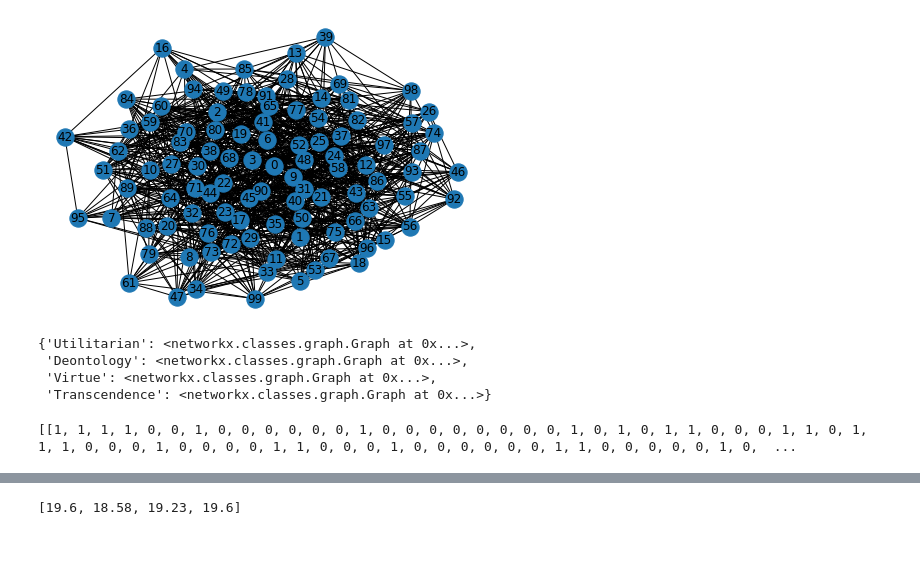
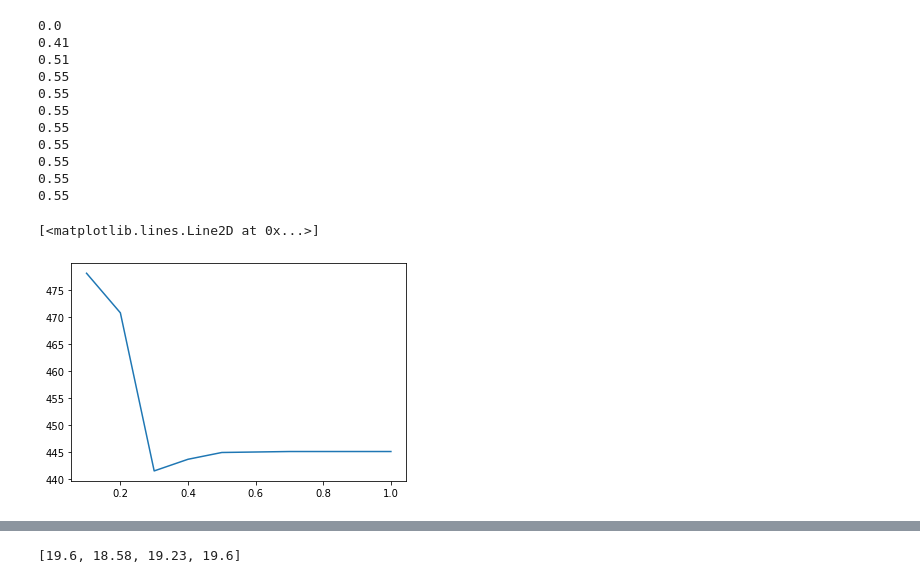
Before and after one commit to WSL-IIITB/SPECTRA, a Jupyter notebook: simulateNetworkParameters.ipynb, the cells around one changed output, grey strips where cells are left out. Cells and saved outputs as stored; diff of their text form; code cells hidden in the pictures; blank space fills up the shorter version.

```diff
--- a/simulateNetworkParameters.ipynb
+++ b/simulateNetworkParameters.ipynb
@@ -12,55 +13,56 @@ from plotFunctions import *
 msgUtility = 10
 costFactor = 0.1
 numNodes = 100
-numMsg = 1000
-myseed = 32
+numMsg = 10000
+myseed = 67
 maxEpochs = 10000
 msgCost = costFactor*msgUtility
-# %%
-G = nx.erdos_renyi_graph(numNodes, 0.2, seed=myseed)
-myPos = nx.spring_layout(G, seed = 40)
-nx.draw(G, pos=myPos, with_labels=True)
-# %% [output]
-[figure, removed]
 # %%
 prevStates = []
 maxEpochs = 1
 commonAttrs = {"burnoutThreshold":2*(numMsg*costFactor*msgUtility)/numNodes,"burnoutDrop":2,"gamma":1}
 
-attr = "type"
+attr = "gamma"
+attrRange = np.arange(0,1.1,0.1)
 # attrRange = np.arange(5*msgCost, 50*msgCost, 5)
-attrRange = ["Utilitarian","Deontology", "Virtue", "Transcendence"]
+# attrRange = ["Utilitarian","Deontology", "Virtue", "Transcendence"]
 outcomeNetwork = {}
-# type = "Deontology"
 
 for val in attrRange:
     if attr == "type":
         type = val
     else:
         commonAttrs[attr] = val
-    initGraph(G, numNodes, commonAttrs, type = type)
+    network = populationGraph(numNodes,[1],[transcendenceAgent], commonAttrs)
     e = 0
     while e<maxEpochs:
         e+=1
-        msgList = createMsgs(numMsg, numNodes, G)  #Message list creation
+        G = network.getGraph()
+        msgList = network.createMsgs(numMsg)  #Message list creation
         prevStates = [copy.deepcopy(G.nodes[i]['agent']) for i in range(numNodes)]
-        nf, nd = transmitMsgs(msgList, G)
+        nf, nd = network.transmitMsgs()
         for i in range(numNodes) : G.nodes[i]['agent'].epochUpdate()
         curStable = [G.nodes[i]['agent'].isStable(prevStates[i]) for i in range(numNodes)]
         if np.count_nonzero(curStable) == numNodes:
             break
-    outcomeNetwork[val] = copy.deepcopy(G)
+    outcomeNetwork[val] = copy.deepcopy(network)
-# %%
-outcomeNetwork
-# %% [output]
-{'Utilitarian': <networkx.classes.graph.Graph at 0x...>,
- 'Deontology': <networkx.classes.graph.Graph at 0x...>,
- 'Virtue': <networkx.classes.graph.Graph at 0x...>,
- 'Transcendence': <networkx.classes.graph.Graph at 0x...>}
-# %%
-print([getNetworkProp(outcomeNetwork[val], 'burnout') for val in outcomeNetwork])
-# %% [output]
-[[1, 1, 1, 1, 0, 0, 1, 0, 0, 0, 0, 0, 0, 1, 0, 0, 0, 0, 0, 0, 0, 0, 1, 0, 1, 0, 1, 1, 0, 0, 0, 1, 1, 0, 1, 1, 1, 0, 0, 0, 1, 0, 0, 0, 0, 1, 1, 0, 0, 0, 1, 0, 0, 0, 0, 0, 0, 1, 1, 0, 0, 0, 0, 0, 1, 0,  ...
+# %%
+resilienceVal = [outcomeNetwork[val].getResilience() for val in attrRange]
+plt.plot(attrRange[1:], resilienceVal[1:])
+# %% [output]
+0.0
+0.41
+0.51
+0.55
+0.55
+0.55
+0.55
+0.55
+0.55
+0.55
+0.55
+[<matplotlib.lines.Line2D at 0x...>]
+[figure, added]
 # %%
 utility_list = plotNetworkVaryParams(outcomeNetwork, 'utility', attr, plotType="bar", metric="mean")
 print(utility_list)
```
Also changed, not shown: parts of 2 cells of this notebook, 3 other files.
